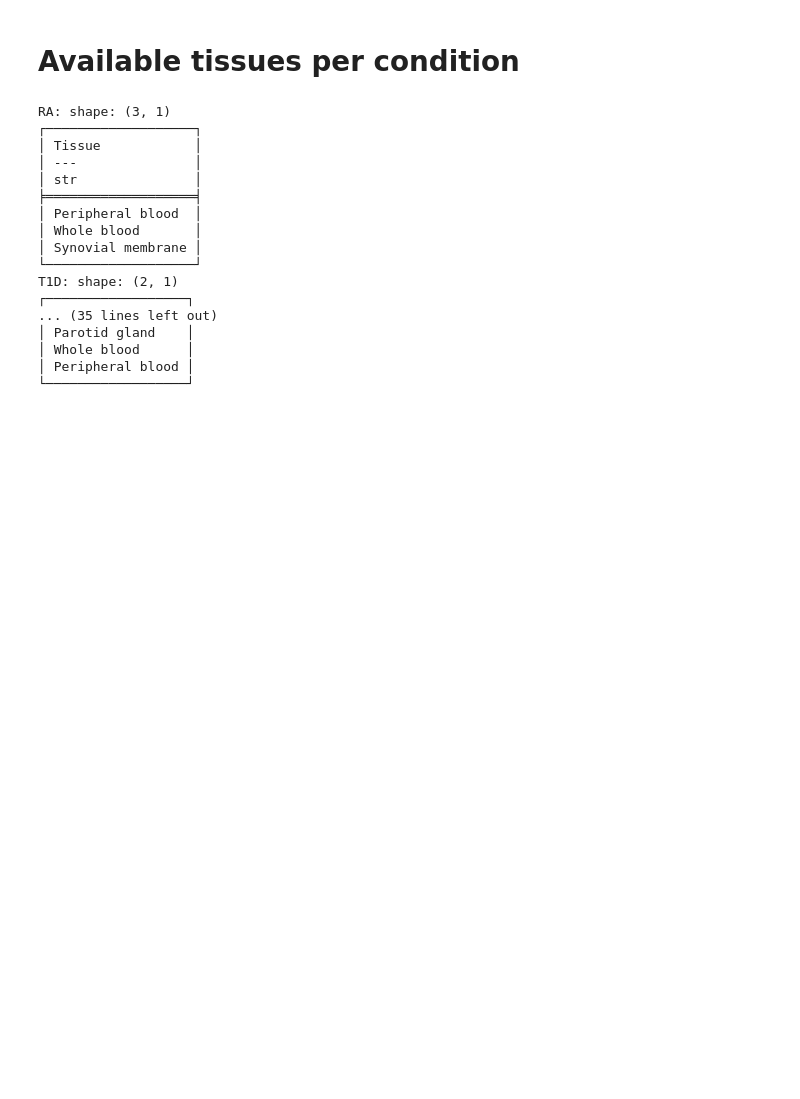
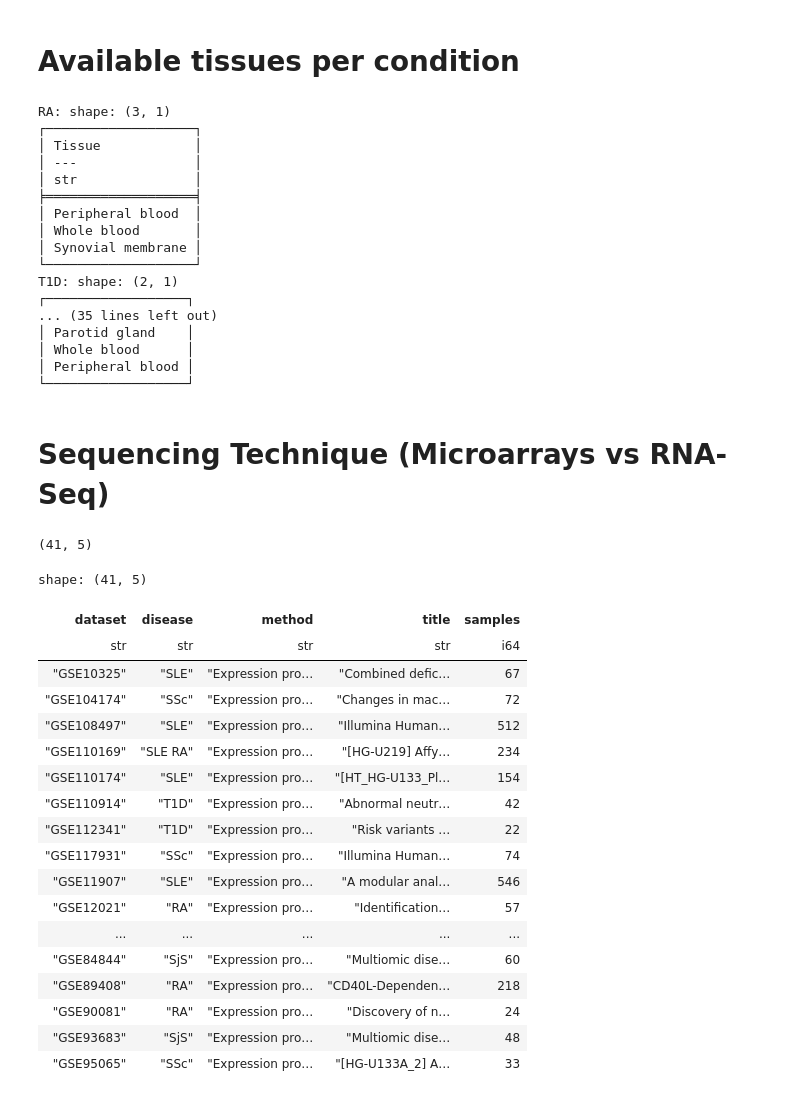
Before and after one commit to thelgis/applied-bioinformatics-thesis, a Jupyter notebook: notebooks/2_Exploratory_Analysis.ipynb, the cells around one changed output. Cells and saved outputs as stored; diff of their text form; code cells hidden in the pictures; blank space fills up the shorter version.

Commit message:
Add Sequencing Technique in exploratory analysis

```diff
--- a/notebooks/2_Exploratory_Analysis.ipynb
+++ b/notebooks/2_Exploratory_Analysis.ipynb
@@ -10,6 +10,7 @@ from adex.models import ConditionDataLoader
 
 files_path = "../data/adex-database/samples"
 metadata_path = "../data/adex-database/metadata.tsv"
+datasets_info_path = "../data/adex-database/datasets_info.csv"
 
 ra_data  = load_data_per_condition(Condition.RA, files_path)
 t1d_data = load_data_per_condition(Condition.T1D, files_path)
@@ -548,3 +533,32 @@ T1D: shape: (2, 1)
 │ Whole blood      │
 │ Peripheral blood │
 └──────────────────┘
+# %% [markdown]
+# Sequencing Technique (Microarrays vs RNA-Seq)
+# %%
+datasets_info = pl.read_csv(datasets_info_path)
+datasets_info.shape
+# %% [output]
+(41, 5)
+# %%
+datasets_info
+# %% [output]
+shape: (41, 5)
+| dataset | disease | method | title | samples |
+| str | str | str | str | i64 |
+| "GSE10325" | "SLE" | "Expression pro… | "Combined defic… | 67 |
+| "GSE104174" | "SSc" | "Expression pro… | "Changes in mac… | 72 |
+| "GSE108497" | "SLE" | "Expression pro… | "Illumina Human… | 512 |
+| "GSE110169" | "SLE RA" | "Expression pro… | "[HG-U219] Affy… | 234 |
+| "GSE110174" | "SLE" | "Expression pro… | "[HT_HG-U133_Pl… | 154 |
+| "GSE110914" | "T1D" | "Expression pro… | "Abnormal neutr… | 42 |
+| "GSE112341" | "T1D" | "Expression pro… | "Risk variants … | 22 |
+| "GSE117931" | "SSc" | "Expression pro… | "Illumina Human… | 74 |
+| "GSE11907" | "SLE" | "Expression pro… | "A modular anal… | 546 |
+| "GSE12021" | "RA" | "Expression pro… | "Identification… | 57 |
+| ... | ... | ... | ... | ... |
+| "GSE84844" | "SjS" | "Expression pro… | "Multiomic dise… | 60 |
+| "GSE89408" | "RA" | "Expression pro… | "CD40L-Dependen… | 218 |
+| "GSE90081" | "RA" | "Expression pro… | "Discovery of n… | 24 |
+| "GSE93683" | "SjS" | "Expression pro… | "Multiomic dise… | 48 |
+| "GSE95065" | "SSc" | "Expression pro… | "[HG-U133A_2] A… | 33 |
```
Also changed, not shown: parts of 3 cells of this notebook, 1 other file.
